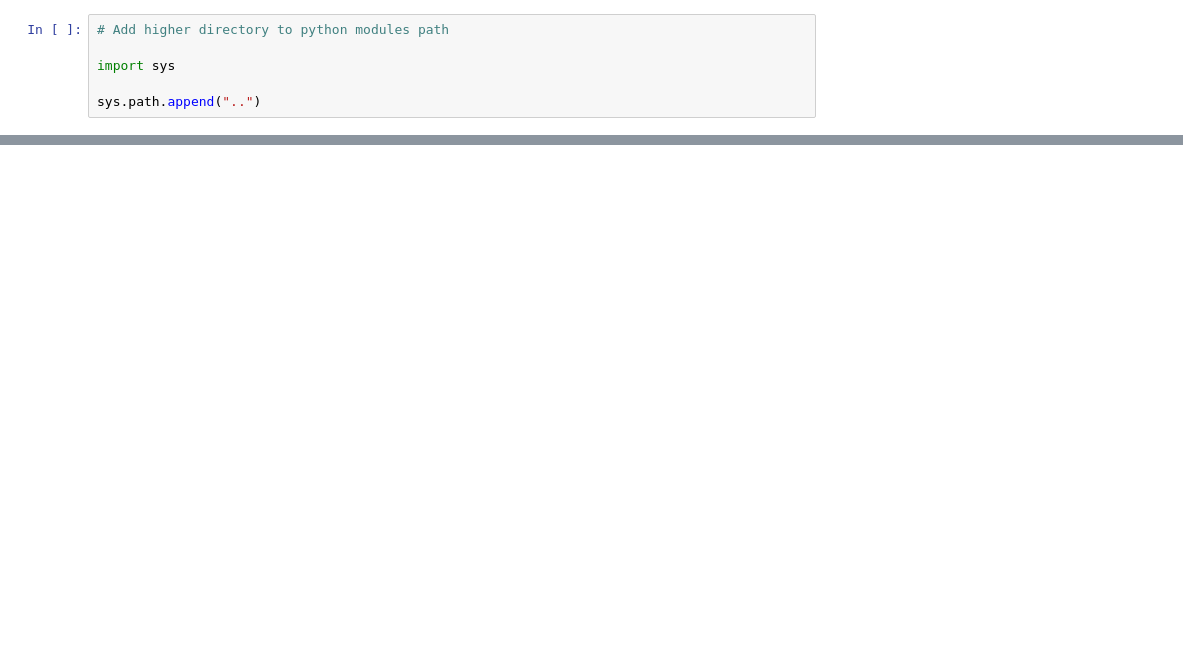
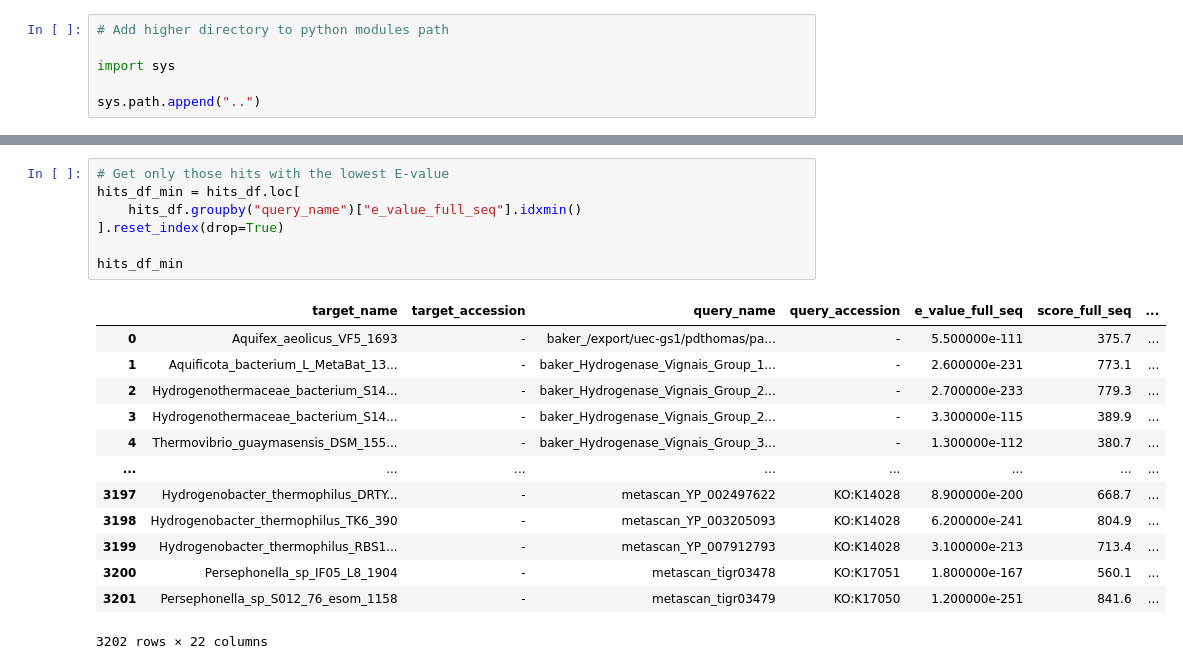
Before and after one commit to giovannellilab/faro-hmm, a Jupyter notebook: notebooks/Pipeline.ipynb, the cells around one changed output, grey strips where cells are left out. Saved outputs shown, nothing was run; the diff lists cells and outputs as text; blank space fills up the shorter version.

```diff
--- a/notebooks/Pipeline.ipynb
+++ b/notebooks/Pipeline.ipynb
@@ -52,0 +59,21 @@ merged_df
+# %%
+# Get only those hits with the lowest E-value
+hits_df_min = hits_df.loc[
+    hits_df.groupby("query_name")["e_value_full_seq"].idxmin()
+].reset_index(drop=True)
+
+hits_df_min
+# %% [output]
+|  | target_name | target_accession | query_name | query_accession | e_value_full_seq | score_full_seq | ... |
+| 0 | Aquifex_aeolicus_VF5_1693 | - | baker_/export/uec-gs1/pdthomas/pa... | - | 5.500000e-111 | 375.7 | ... |
+| 1 | Aquificota_bacterium_L_MetaBat_13... | - | baker_Hydrogenase_Vignais_Group_1... | - | 2.600000e-231 | 773.1 | ... |
+| 2 | Hydrogenothermaceae_bacterium_S14... | - | baker_Hydrogenase_Vignais_Group_2... | - | 2.700000e-233 | 779.3 | ... |
+| 3 | Hydrogenothermaceae_bacterium_S14... | - | baker_Hydrogenase_Vignais_Group_2... | - | 3.300000e-115 | 389.9 | ... |
+| 4 | Thermovibrio_guaymasensis_DSM_155... | - | baker_Hydrogenase_Vignais_Group_3... | - | 1.300000e-112 | 380.7 | ... |
+| ... | ... | ... | ... | ... | ... | ... | ... |
+| 3197 | Hydrogenobacter_thermophilus_DRTY... | - | metascan_YP_002497622 | KO:K14028 | 8.900000e-200 | 668.7 | ... |
+| 3198 | Hydrogenobacter_thermophilus_TK6_390 | - | metascan_YP_003205093 | KO:K14028 | 6.200000e-241 | 804.9 | ... |
+| 3199 | Hydrogenobacter_thermophilus_RBS1... | - | metascan_YP_007912793 | KO:K14028 | 3.100000e-213 | 713.4 | ... |
+| 3200 | Persephonella_sp_IF05_L8_1904 | - | metascan_tigr03478 | KO:K17051 | 1.800000e-167 | 560.1 | ... |
+| 3201 | Persephonella_sp_S012_76_esom_1158 | - | metascan_tigr03479 | KO:K17050 | 1.200000e-251 | 841.6 | ... |
+3202 rows × 22 columns
```
Also changed, not shown: parts of 5 cells of this notebook.
